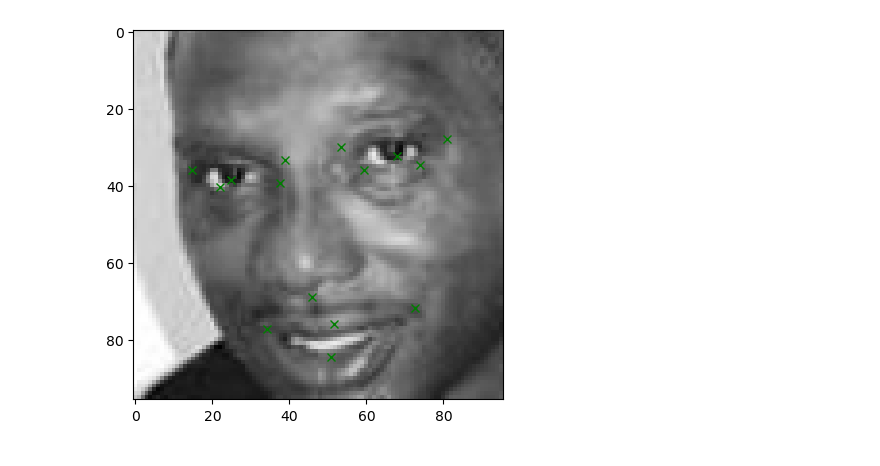
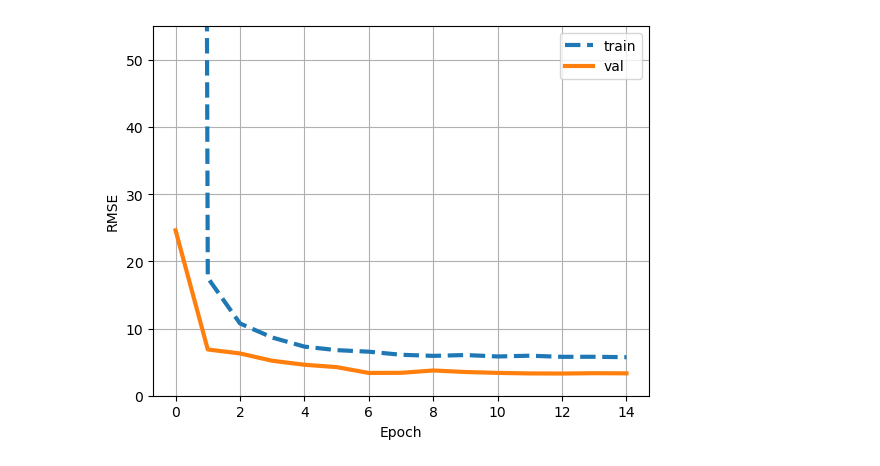
Before and after one commit to caddis90/kaggleutils, a Jupyter notebook: notebook5b2855ac01.ipynb, the cells around one changed output. Cells and saved outputs as stored; diff of their text form; code cells hidden in the pictures.

```diff
--- a/notebook5b2855ac01.ipynb
+++ b/notebook5b2855ac01.ipynb
@@ -1,6 +1,7 @@
 # %%
 # Imports
 
+from dataclasses import dataclass
 import numpy as np
 import pandas as pd
 import matplotlib.pyplot as plt
@@ -8,22 +9,31 @@ import cv2
 import torch
 from torch.utils.data import Dataset, DataLoader
 from torch.utils.data.sampler import SubsetRandomSampler
+from torch.optim.lr_scheduler import ExponentialLR
 from torchvision import transforms, utils
 from torch import nn, optim
 import torch.nn.functional as F
 from torch.utils.data.sampler import SubsetRandomSampler
+from torch import flatten
 
 # CSV files
 
 DIR_PATH = "/kaggle/input/facial-keypoints-detection/"
 training_data = pd.read_csv(f"{DIR_PATH}training.zip")
+training_data = training_data.dropna()
 test_data = pd.read_csv(f"{DIR_PATH}test.zip")
 id_lookup_table = pd.read_csv(f"{DIR_PATH}IdLookupTable.csv")
 
 # Params
-BATCH_SIZE = 128
-VALID_SIZE = 0.2
-N_EPOCHS = 50
+
+@dataclass
+class ModelParams:
+    BATCH_SIZE: int = 128
+    VALID_SIZE: float = 0.2
+    N_EPOCHS: int = 15
+    IMG_SIZE: int = 96
+    OUTPUT_SIZE: int = 30
+    LEARNING_RATE: float = 0.03
 # %%
 # Data
 
@@ -154,19 +195,25 @@ transformations = transforms.Compose([Normalize(), ToTensor()])
 trainset = FacialKeypointsDataset(training_data, transform=transformations)
 testset = FacialKeypointsDataset(test_data, train=False, transform=transformations)
 
-train_loader, valid_loader = prepare_dataloaders(trainset, valid_size=VALID_SIZE, batch_size=BATCH_SIZE)
-test_loader = DataLoader(testset, batch_size=BATCH_SIZE)
+train_loader, valid_loader = prepare_dataloaders(
+        trainset,
+        valid_size=ModelParams.VALID_SIZE,
+        batch_size=ModelParams.BATCH_SIZE
+)
+test_loader = DataLoader(testset, batch_size=ModelParams.BATCH_SIZE)
+
+model = CNN(output_size=ModelParams.OUTPUT_SIZE)
+device = torch.device('cuda' if torch.cuda.is_available() else 'cpu')
+model = model.to(device)
+
+criterion = nn.MSELoss()
+optimizer = optim.Adam(model.parameters(), lr=ModelParams.LEARNING_RATE)
+scheduler = ExponentialLR(optimizer, gamma=0.9)
-# %%
-model = MLP(input_size=96*96, output_size=30, hidden_layers=[128, 64], drop_p=0.1)
-device = torch.device('cuda' if torch.cuda.is_available() else 'cpu')
-model = model.to(device)
-criterion = nn.MSELoss()
-optimizer = optim.Adam(model.parameters(), lr=0.003)
 # %%
 train_losses = []
 valid_losses = []
 
-for epoch in range(N_EPOCHS):
+for epoch in range(ModelParams.N_EPOCHS):
     train_loss = 0.0
     valid_loss = 0.0
 
@@ -178,6 +225,7 @@ for epoch in range(N_EPOCHS):
         loss.backward()
         optimizer.step()
         train_loss += loss.item()*batch['image'].size(0)
+    scheduler.step()
 
     model.eval()
     for batch in valid_loader:
@@ -213,9 +257,7 @@ Epoch: 25       Training Loss: 9.898887         Validation Loss: 10.592969
 # %%
-plot_RMSE(train_losses, valid_losses, y_max=40)
+plot_RMSE(train_losses, valid_losses, y_max=55)
+# %% [output]
+[figure, added]
-# %%
-show_image(image=x_train[2], training_key_points=y_train[2])
-# %% [output]
-[figure, removed]
 # %%
 model.eval()
 
```
Also changed, not shown: parts of 6 cells of this notebook.
